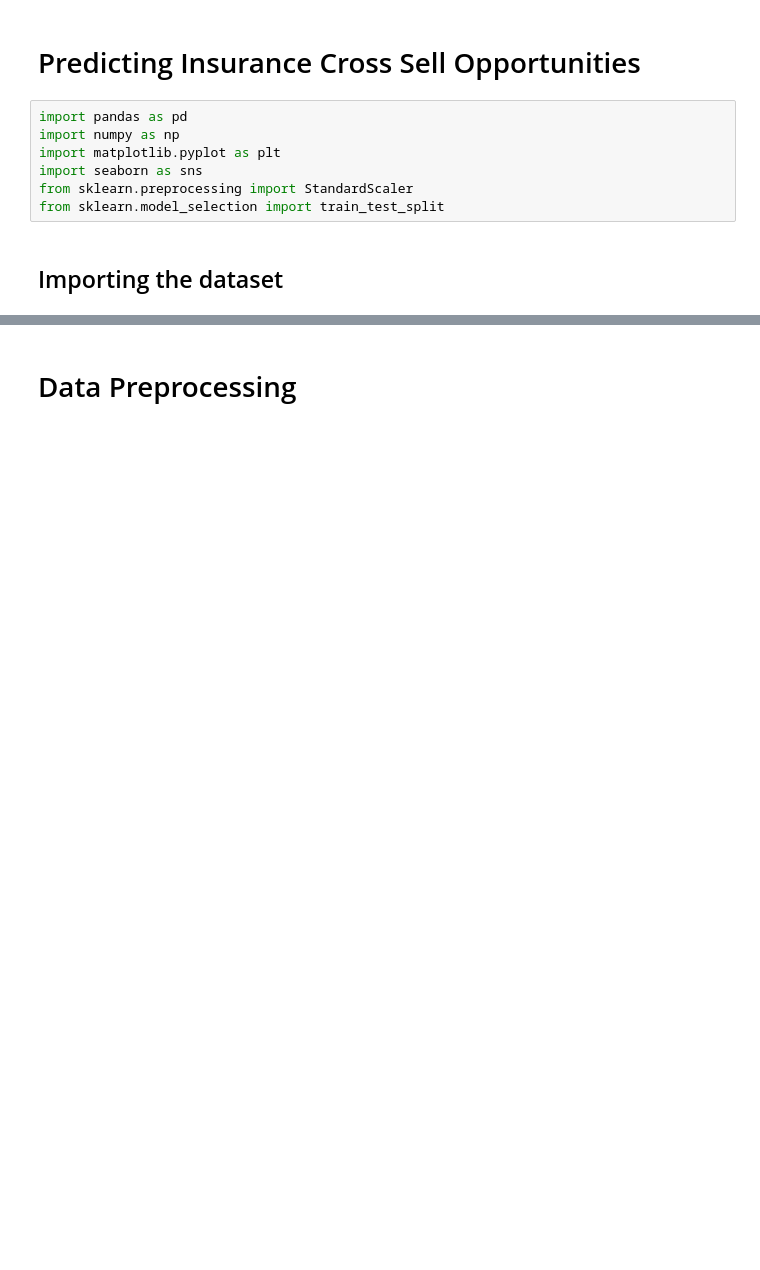
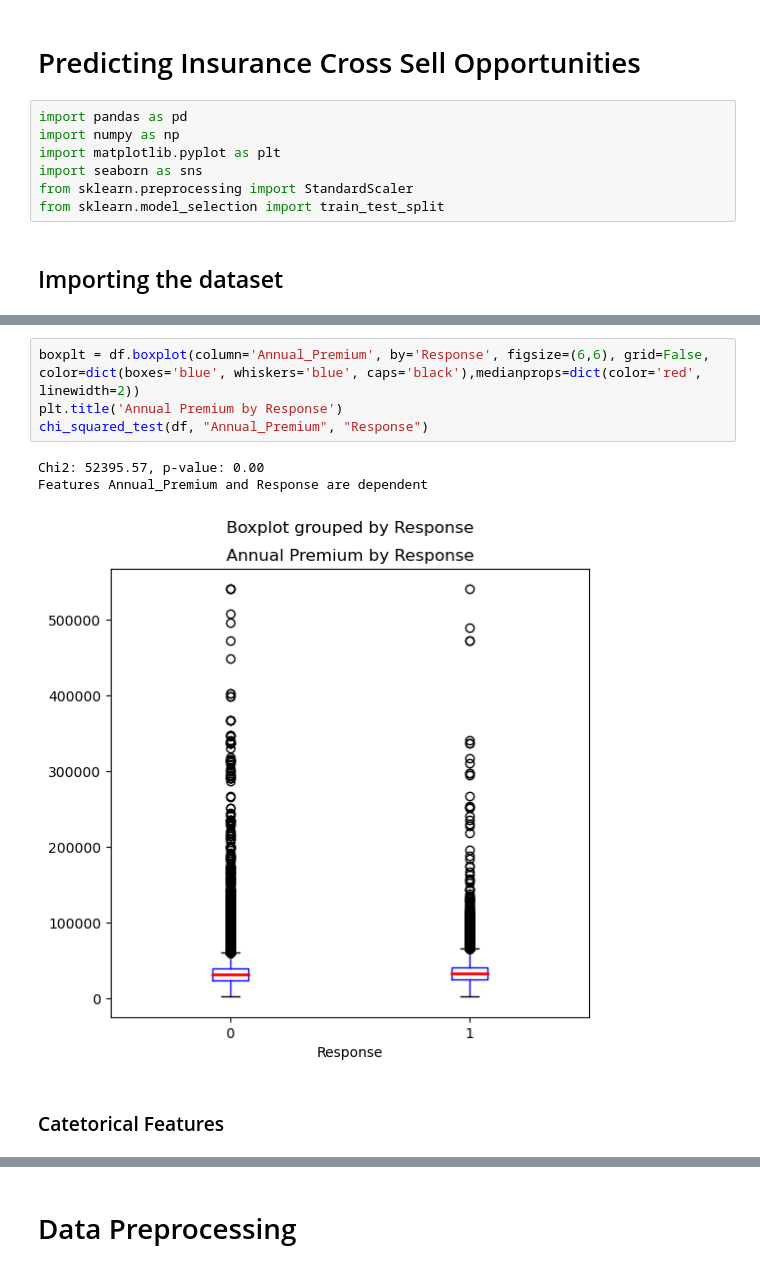
Before and after one commit to EnricoMiche1210760/Predicting_Insurance_Cross_Sell_Opportunities, a Jupyter notebook: main.ipynb, the cells around one changed output, grey strips where cells are left out. Drawn from its saved outputs; the diff is of its cells as text; blank space fills up the shorter version.

```diff
--- a/main.ipynb
+++ b/main.ipynb
@@ -53 +87,11 @@ The target variable is 'Response' which is a binary variable.
+# %%
+boxplt = df.boxplot(column='Annual_Premium', by='Response', figsize=(6,6), grid=False, color=dict(boxes='blue', whiskers='blue', caps='black'),medianprops=dict(color='red', linewidth=2))
+plt.title('Annual Premium by Response')
+chi_squared_test(df, "Annual_Premium", "Response")
+# %% [output]
+Chi2: 52395.57, p-value: 0.00
+Features Annual_Premium and Response are dependent
+[figure, added]
+# %% [markdown]
+### Catetorical Features
 # %%
```
Also changed, not shown: parts of 66 cells of this notebook.
